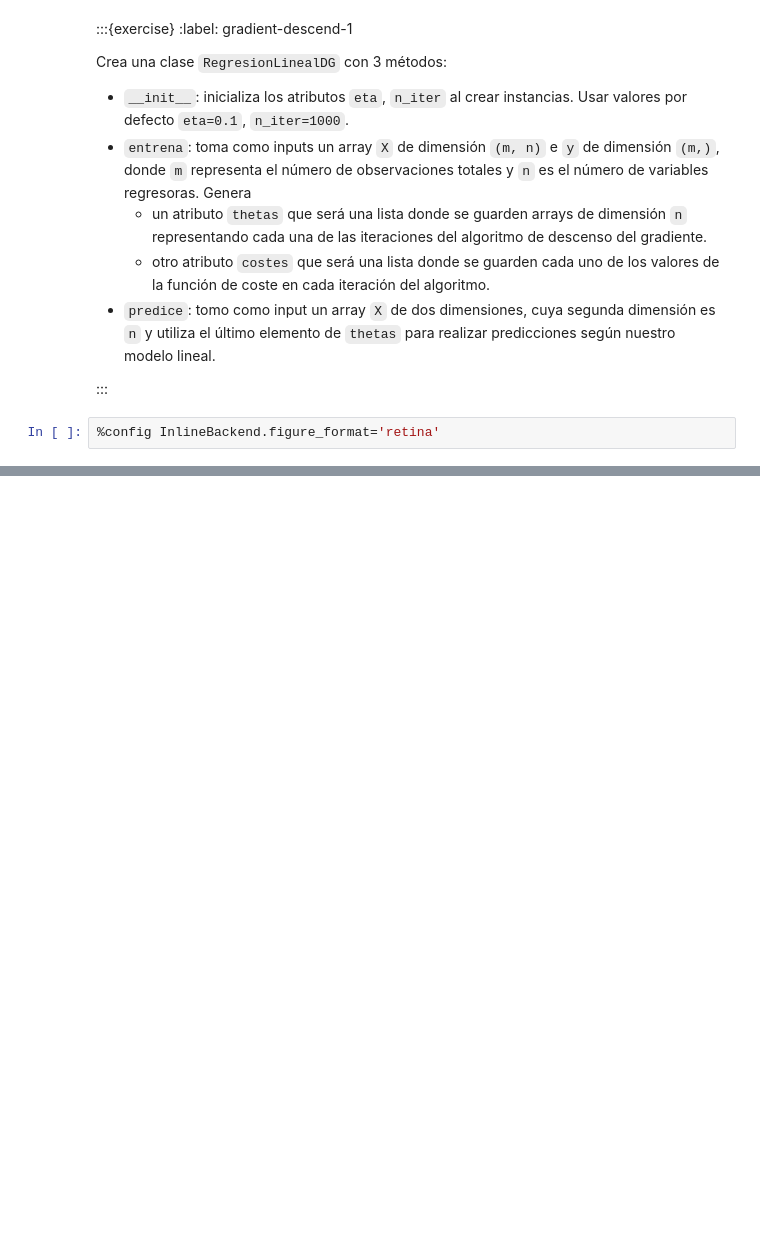
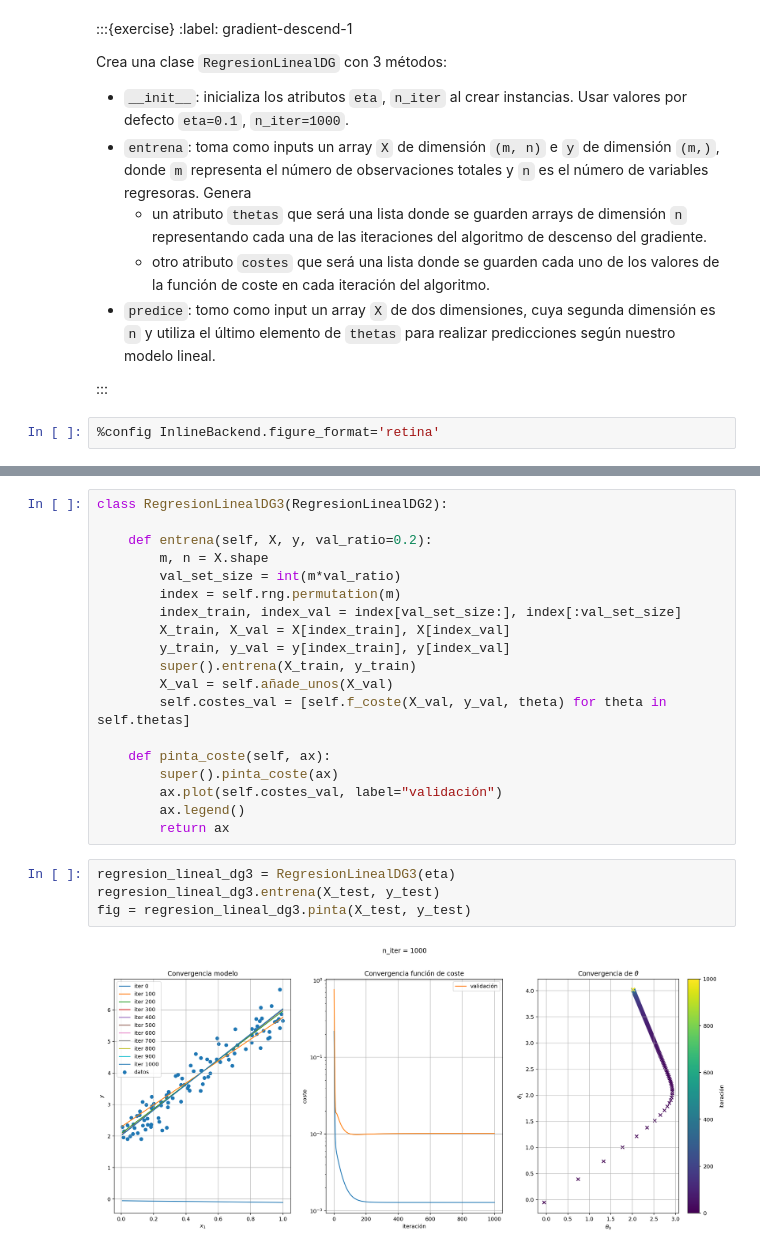
Before and after one commit to javlintor/curso-python-us, a Jupyter notebook: _sources/notebooks/practicas/gradient-descent.ipynb, the cells around one changed output, grey strips where cells are left out. Cells and saved outputs as stored; diff of their text form; blank space fills up the shorter version.

```diff
--- a/_sources/notebooks/practicas/gradient-descent.ipynb
+++ b/_sources/notebooks/practicas/gradient-descent.ipynb
@@ -189,0 +233,25 @@ fig = regresion_lineal_dg.pinta(X_test, y_test)
+# %%
+class RegresionLinealDG3(RegresionLinealDG2):
+
+    def entrena(self, X, y, val_ratio=0.2):
+        m, n = X.shape
+        val_set_size = int(m*val_ratio)
+        index = self.rng.permutation(m)
+        index_train, index_val = index[val_set_size:], index[:val_set_size]
+        X_train, X_val = X[index_train], X[index_val]
+        y_train, y_val = y[index_train], y[index_val]
+        super().entrena(X_train, y_train)
+        X_val = self.añade_unos(X_val)
+        self.costes_val = [self.f_coste(X_val, y_val, theta) for theta in self.thetas]
+
+    def pinta_coste(self, ax):
+        super().pinta_coste(ax)
+        ax.plot(self.costes_val, label="validación")
+        ax.legend()
+        return ax
+# %%
+regresion_lineal_dg3 = RegresionLinealDG3(eta)
+regresion_lineal_dg3.entrena(X_test, y_test)
+fig = regresion_lineal_dg3.pinta(X_test, y_test)
+# %% [output]
+[figure, added]
```
Also changed, not shown: parts of 8 cells of this notebook, 6 other files.
